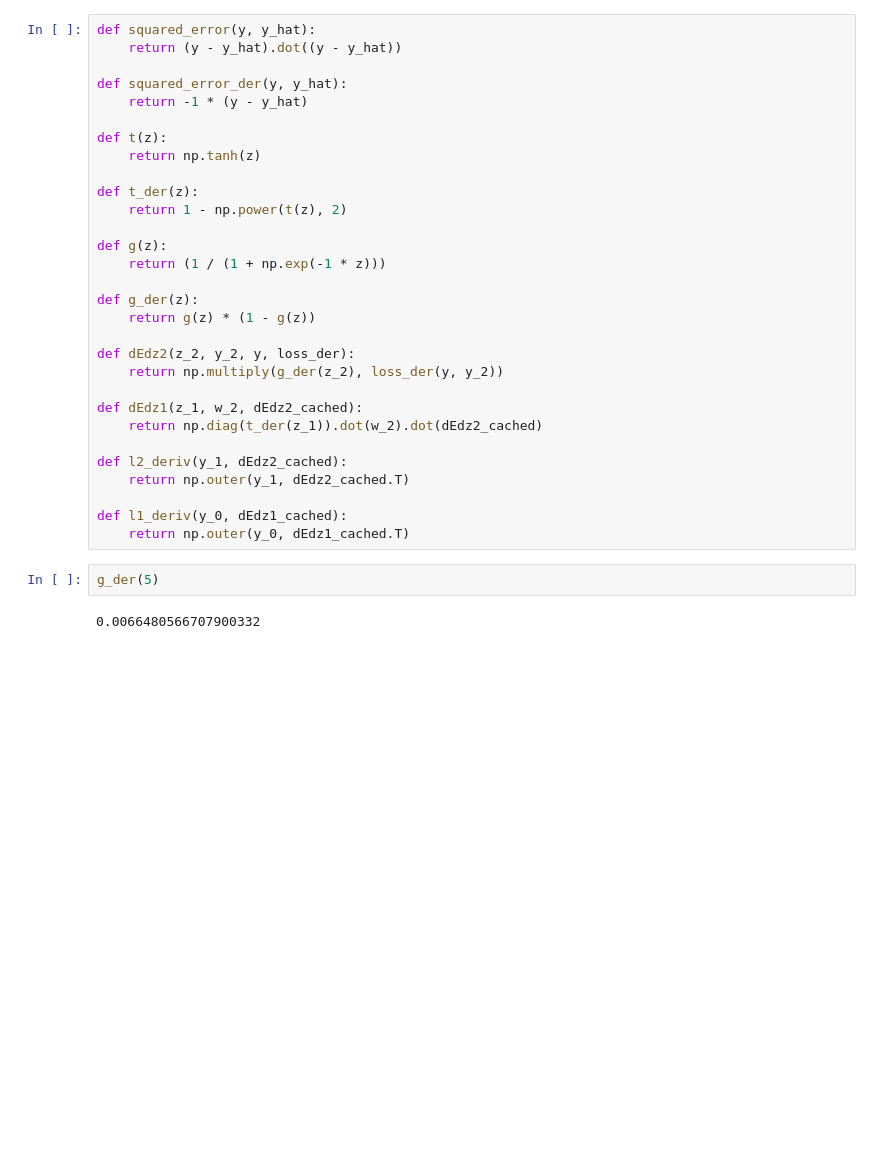
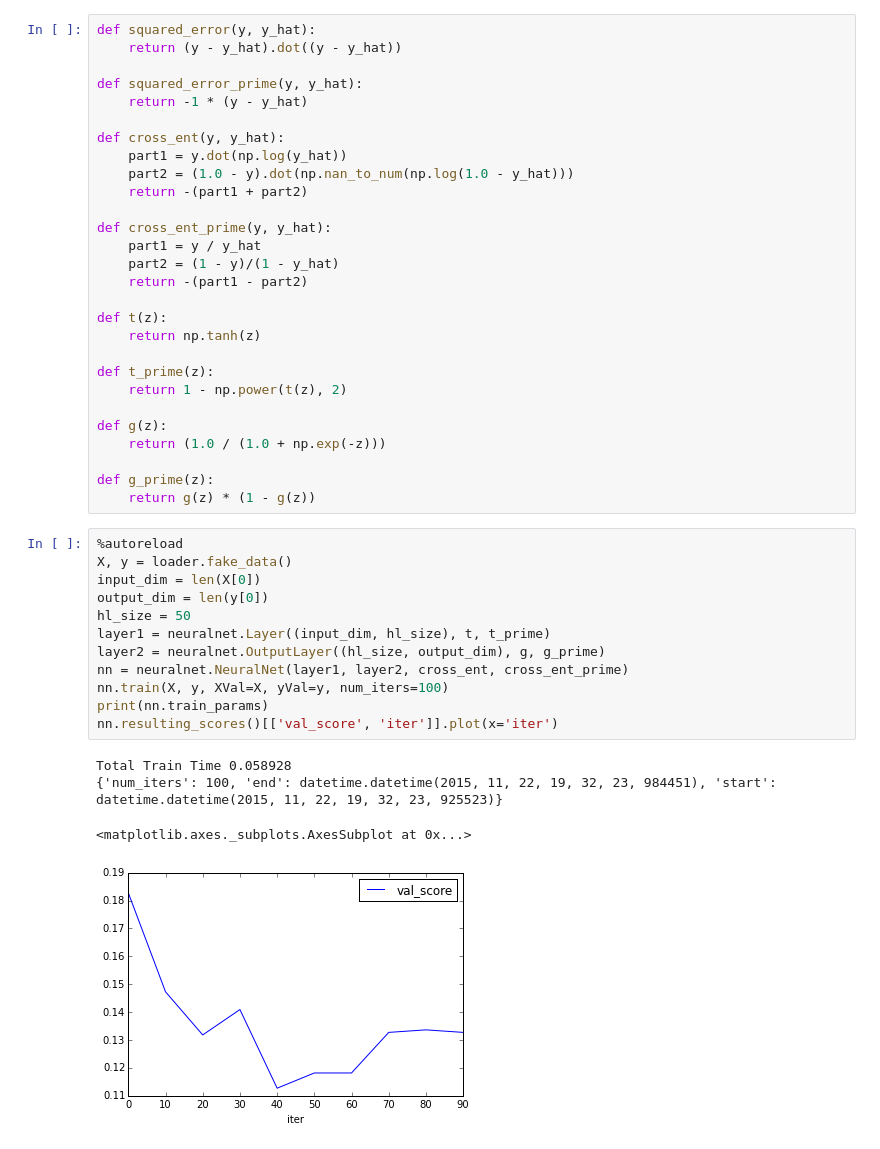
Before and after one commit to bllchmbrs/ml289, a Jupyter notebook: hw6/hw6-25912237.ipynb, the cells around one changed output. Saved outputs shown, nothing was run; the diff lists cells and outputs as text; blank space fills up the shorter version.

```diff
--- a/hw6/hw6-25912237.ipynb
+++ b/hw6/hw6-25912237.ipynb
@@ -218,33 +74,44 @@ kaggle_out.to_csv(fname, index=None)
 def squared_error(y, y_hat):
     return (y - y_hat).dot((y - y_hat))
 
-def squared_error_der(y, y_hat):
+def squared_error_prime(y, y_hat):
     return -1 * (y - y_hat)
+
+def cross_ent(y, y_hat):
+    part1 = y.dot(np.log(y_hat))
+    part2 = (1.0 - y).dot(np.nan_to_num(np.log(1.0 - y_hat)))
+    return -(part1 + part2)
+
+def cross_ent_prime(y, y_hat):
+    part1 = y / y_hat
+    part2 = (1 - y)/(1 - y_hat)
+    return -(part1 - part2)
 
 def t(z):
     return np.tanh(z)
 
-def t_der(z):
+def t_prime(z):
     return 1 - np.power(t(z), 2)
 
 def g(z):
-    return (1 / (1 + np.exp(-1 * z)))
+    return (1.0 / (1.0 + np.exp(-z)))
 
-def g_der(z):
+def g_prime(z):
     return g(z) * (1 - g(z))
-
-def dEdz2(z_2, y_2, y, loss_der):
-    return np.multiply(g_der(z_2), loss_der(y, y_2))
-
-def dEdz1(z_1, w_2, dEdz2_cached):
-    return np.diag(t_der(z_1)).dot(w_2).dot(dEdz2_cached)
-
-def l2_deriv(y_1, dEdz2_cached):
-    return np.outer(y_1, dEdz2_cached.T)
-
-def l1_deriv(y_0, dEdz1_cached):
-    return np.outer(y_0, dEdz1_cached.T)
-# %%
-g_der(5)
-# %% [output]
-0.0066480566707900332
+# %%
+%autoreload
+X, y = loader.fake_data()
+input_dim = len(X[0])
+output_dim = len(y[0])
+hl_size = 50
+layer1 = neuralnet.Layer((input_dim, hl_size), t, t_prime)
+layer2 = neuralnet.OutputLayer((hl_size, output_dim), g, g_prime)
+nn = neuralnet.NeuralNet(layer1, layer2, cross_ent, cross_ent_prime)
+nn.train(X, y, XVal=X, yVal=y, num_iters=100)
+print(nn.train_params)
+nn.resulting_scores()[['val_score', 'iter']].plot(x='iter')
+# %% [output]
+Total Train Time 0.058928
+{'num_iters': 100, 'end': datetime.datetime(2015, 11, 22, 19, 32, 23, 984451), 'start': datetime.datetime(2015, 11, 22, 19, 32, 23, 925523)}
+<matplotlib.axes._subplots.AxesSubplot at 0x...>
+[figure, added]
```
Also changed, not shown: parts of 21 cells of this notebook, 6 other files.
